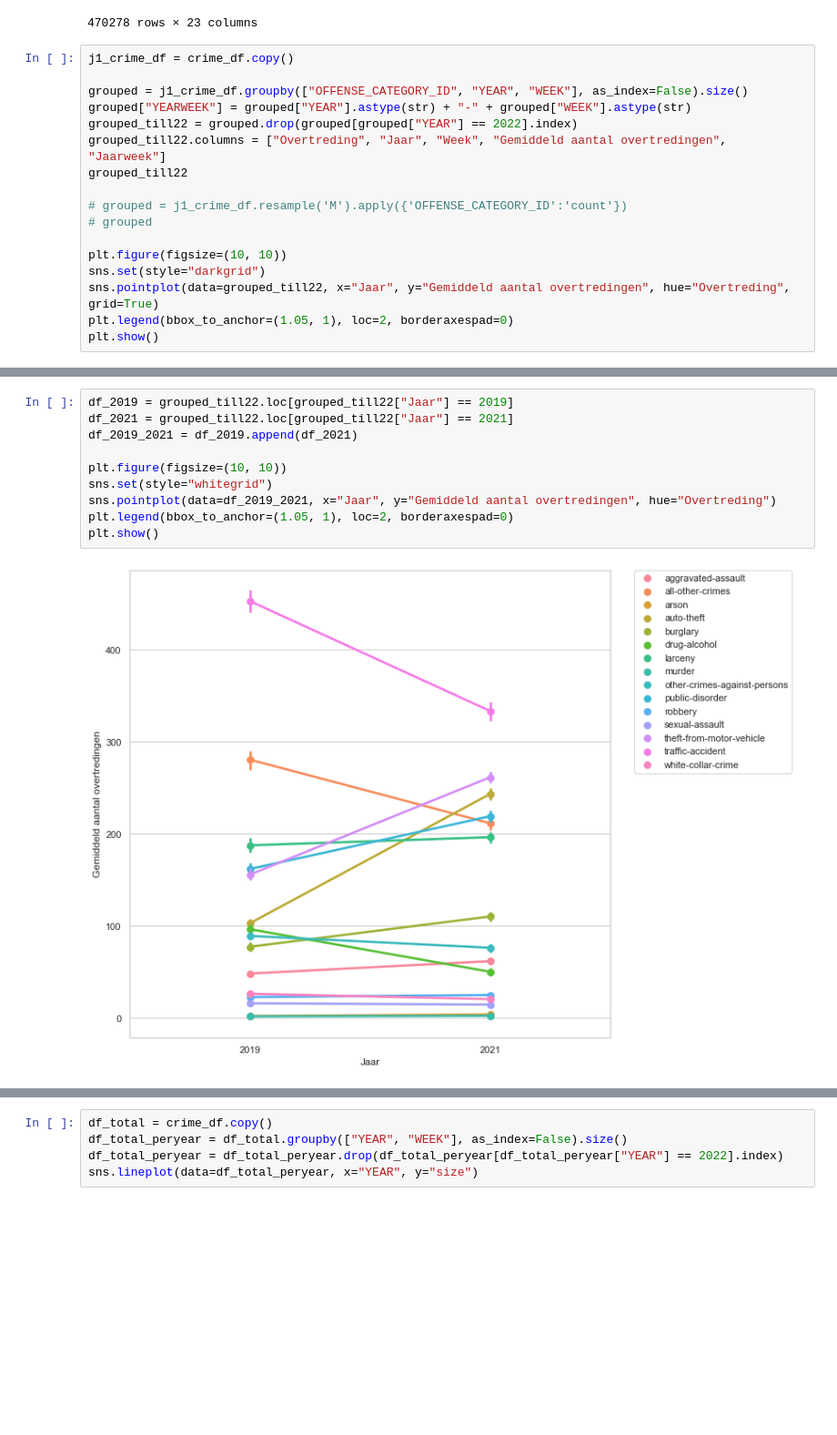
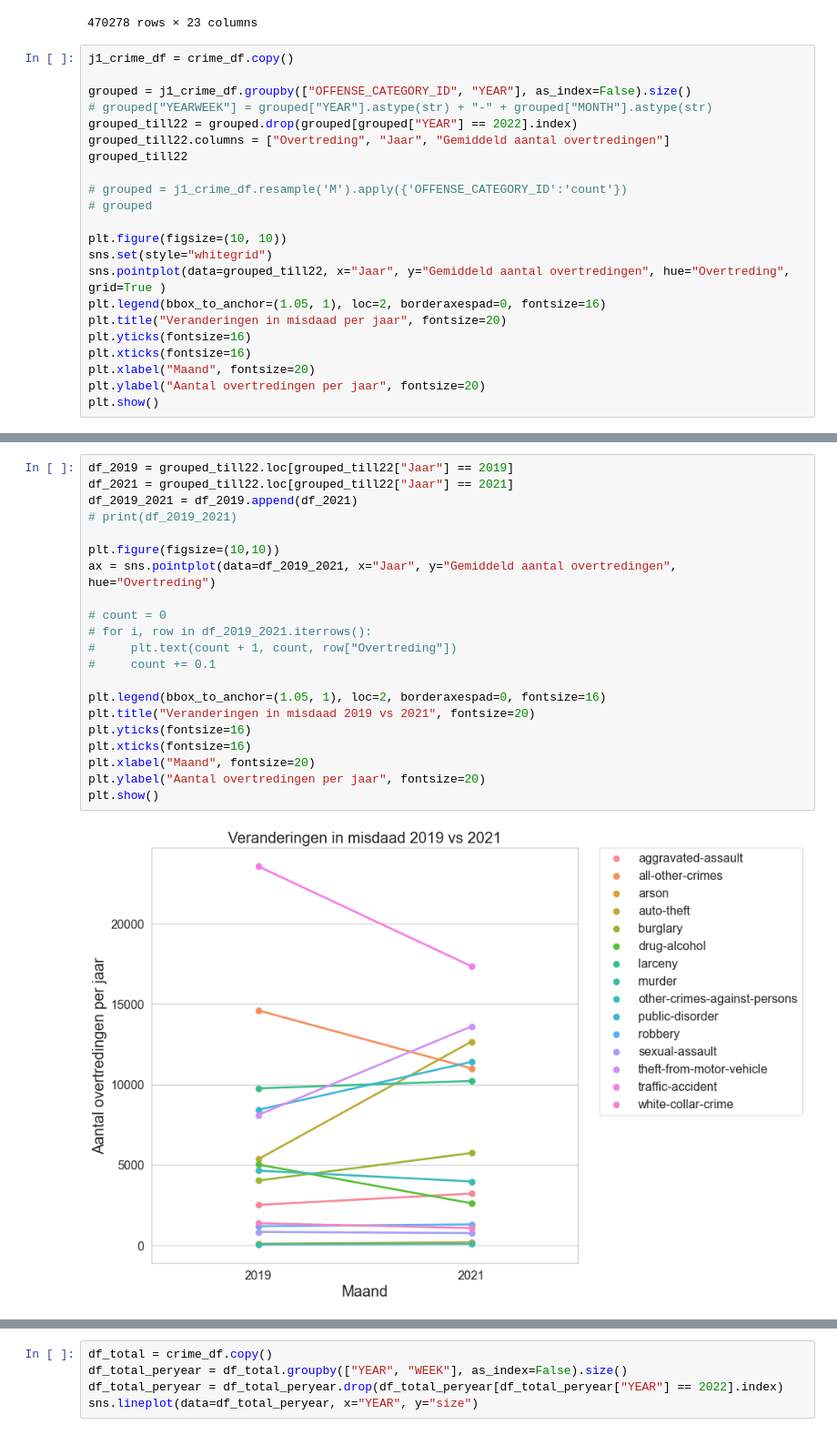
Before and after one commit to KolmschateS/poc-crime, a Jupyter notebook: covid.ipynb, the cells around one changed output, grey strips where cells are left out. Shown at 91% size. Drawn from its saved outputs; the diff is of its cells as text; blank space fills up the shorter version.

```diff
--- a/covid.ipynb
+++ b/covid.ipynb
@@ -85,18 +85,23 @@ crime_df
 # %%
 j1_crime_df = crime_df.copy()
 
-grouped = j1_crime_df.groupby(["OFFENSE_CATEGORY_ID", "YEAR", "WEEK"], as_index=False).size()
-grouped["YEARWEEK"] = grouped["YEAR"].astype(str) + "-" + grouped["WEEK"].astype(str)
+grouped = j1_crime_df.groupby(["OFFENSE_CATEGORY_ID", "YEAR"], as_index=False).size()
+# grouped["YEARWEEK"] = grouped["YEAR"].astype(str) + "-" + grouped["MONTH"].astype(str)
 grouped_till22 = grouped.drop(grouped[grouped["YEAR"] == 2022].index)
-grouped_till22.columns = ["Overtreding", "Jaar", "Week", "Gemiddeld aantal overtredingen", "Jaarweek"]
+grouped_till22.columns = ["Overtreding", "Jaar", "Gemiddeld aantal overtredingen"]
 grouped_till22
 
 # grouped = j1_crime_df.resample('M').apply({'OFFENSE_CATEGORY_ID':'count'})
 # grouped
 
 plt.figure(figsize=(10, 10))
-sns.set(style="darkgrid")
-sns.pointplot(data=grouped_till22, x="Jaar", y="Gemiddeld aantal overtredingen", hue="Overtreding", grid=True)
-plt.legend(bbox_to_anchor=(1.05, 1), loc=2, borderaxespad=0)
+sns.set(style="whitegrid")
+sns.pointplot(data=grouped_till22, x="Jaar", y="Gemiddeld aantal overtredingen", hue="Overtreding", grid=True )
+plt.legend(bbox_to_anchor=(1.05, 1), loc=2, borderaxespad=0, fontsize=16)
+plt.title("Veranderingen in misdaad per jaar", fontsize=20)
+plt.yticks(fontsize=16)
+plt.xticks(fontsize=16)
+plt.xlabel("Maand", fontsize=20)
+plt.ylabel("Aantal overtredingen per jaar", fontsize=20)
 plt.show()
 # %% [output]
@@ -112,15 +117,26 @@ plt.show()
 # %%
 df_2019 = grouped_till22.loc[grouped_till22["Jaar"] == 2019]
 df_2021 = grouped_till22.loc[grouped_till22["Jaar"] == 2021]
 df_2019_2021 = df_2019.append(df_2021)
+# print(df_2019_2021)
 
-plt.figure(figsize=(10, 10))
-sns.set(style="whitegrid")
-sns.pointplot(data=df_2019_2021, x="Jaar", y="Gemiddeld aantal overtredingen", hue="Overtreding")
-plt.legend(bbox_to_anchor=(1.05, 1), loc=2, borderaxespad=0)
+plt.figure(figsize=(10,10))
+ax = sns.pointplot(data=df_2019_2021, x="Jaar", y="Gemiddeld aantal overtredingen", hue="Overtreding")
+
+# count = 0
+# for i, row in df_2019_2021.iterrows():
+#     plt.text(count + 1, count, row["Overtreding"])
+#     count += 0.1
+
+plt.legend(bbox_to_anchor=(1.05, 1), loc=2, borderaxespad=0, fontsize=16)
+plt.title("Veranderingen in misdaad 2019 vs 2021", fontsize=20)
+plt.yticks(fontsize=16)
+plt.xticks(fontsize=16)
+plt.xlabel("Maand", fontsize=20)
+plt.ylabel("Aantal overtredingen per jaar", fontsize=20)
 plt.show()
 # %% [output]
-[figure, old version]
+[figure, new version]
 # %%
 df_heat = crime_df.copy()
 df_total_peryear = df_heat.drop(df_heat[df_heat["YEAR"] == 2022].index)
```
Also changed, not shown: parts of 3 cells of this notebook.
